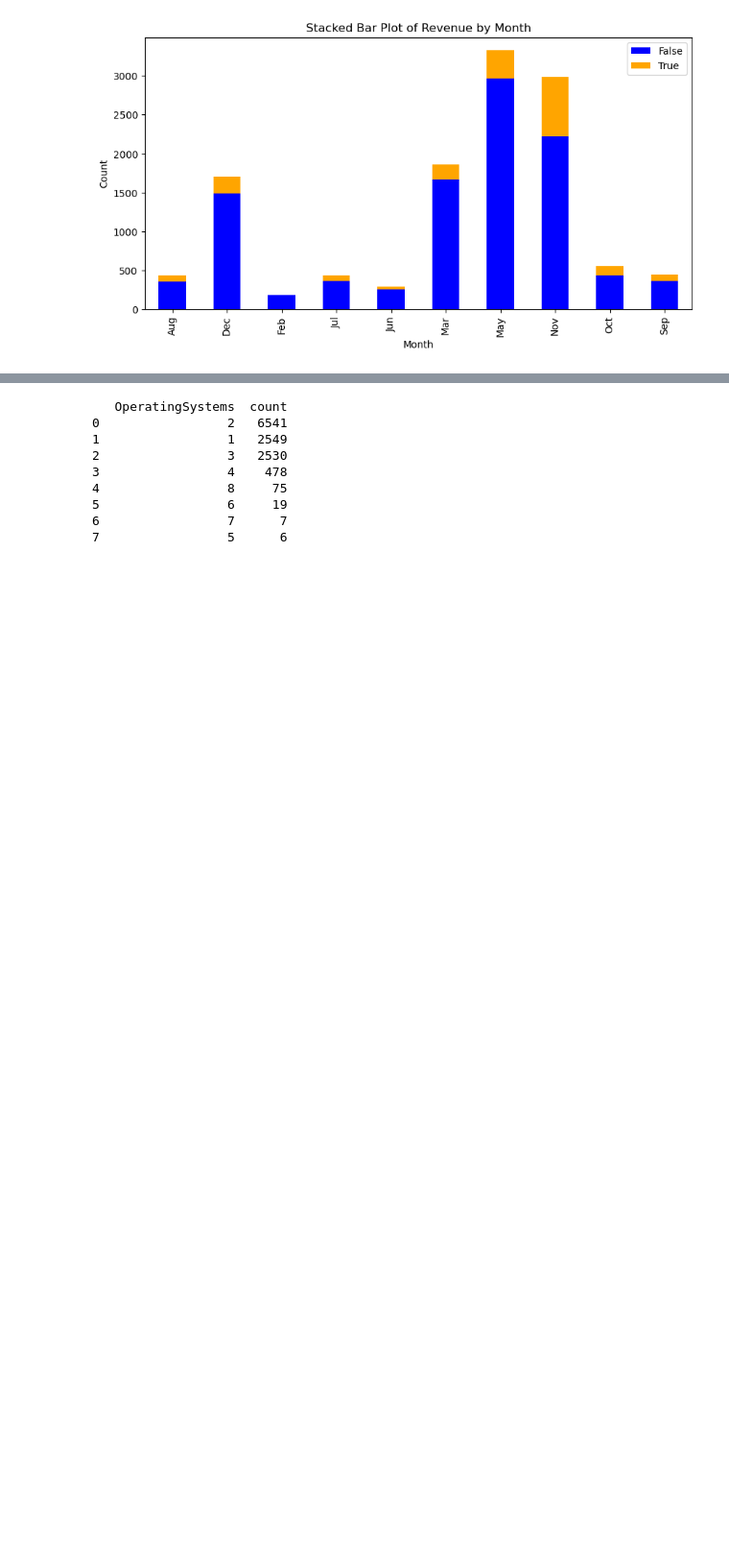
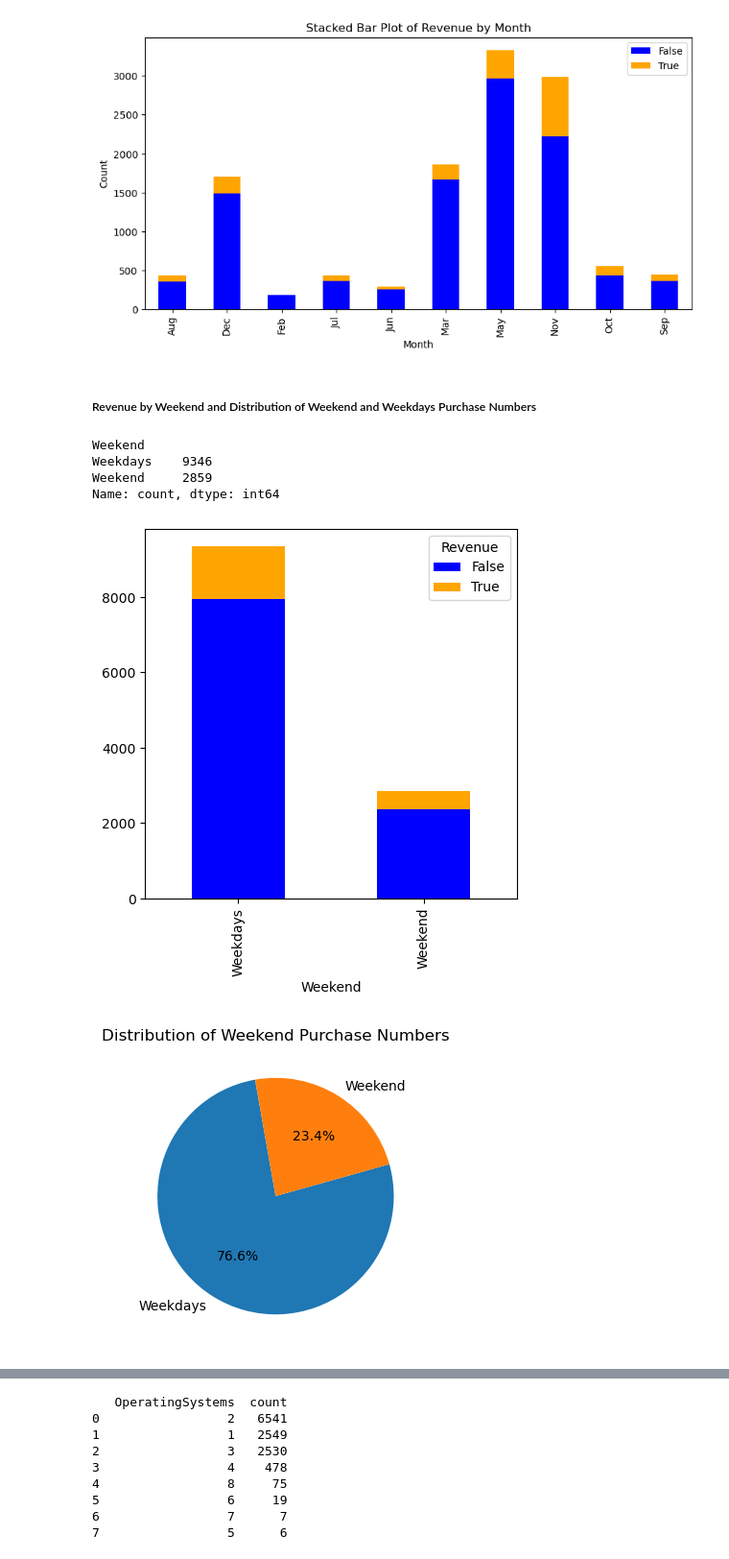
Before and after one commit to liam-li-ming/Learning, a Jupyter notebook: online_shoppers/analysis_on_online_shoppers.ipynb, the cells around one changed output, grey strips where cells are left out. Shown at 96% size. Drawn from its saved outputs; the diff is of its cells as text; code cells hidden in the pictures; blank space fills up the shorter version.

```diff
--- a/online_shoppers/analysis_on_online_shoppers.ipynb
+++ b/online_shoppers/analysis_on_online_shoppers.ipynb
@@ -221,4 +223,32 @@ Nov     2222   760
 Oct      434   115
 Sep      362    86
 [figure]
+# %% [markdown]
+##### Revenue by Weekend and Distribution of Weekend and Weekdays Purchase Numbers
+# %%
+revenue_weekend = df_nadu.groupby('Weekend')['Revenue'].value_counts().unstack('Revenue')
+
+revenue_weekend.plot(kind = "bar", stacked = True, color = ['blue', 'orange'], figsize = (5, 5))
+
+"""Total Purchase in weekend and weekdays"""
+# display the purchasing time
+weekend_count = df_nadu["Weekend"].value_counts()
+print(weekend_count)
+
+df_weekend = weekend_count.reset_index()
+df_weekend.columns = ['Weekend', 'Numbers']
+
+# Visualize the weekend results by pie chart
+plt.figure(figsize = (4, 4))
+plt.pie(df_weekend["Numbers"], labels = df_weekend["Weekend"],
+        autopct='%1.1f%%', startangle = 100)
+plt.title("Distribution of Weekend Purchase Numbers")
+plt.show()
+# %% [output]
+Weekend
+Weekdays    9346
+Weekend     2859
+Name: count, dtype: int64
+[figure, added]
+[figure, added]
 # %%
```
Also changed, not shown: parts of 7 cells of this notebook.
